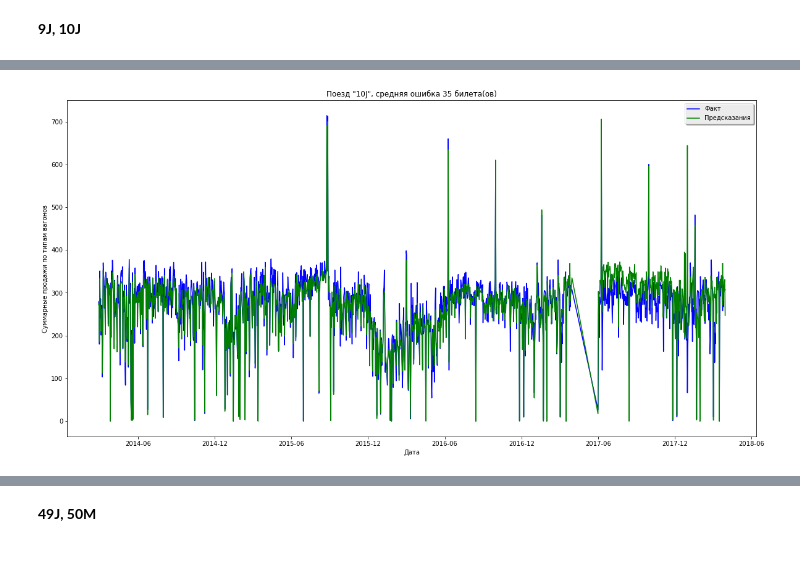
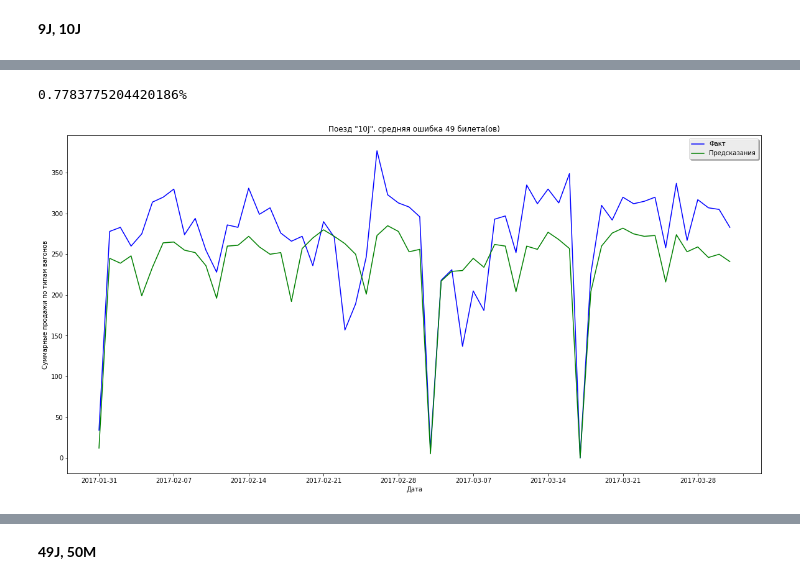
Before and after one commit to Some11One/FPK, a Jupyter notebook: notebooks/Результаты.ipynb, the cells around one changed output, grey strips where cells are left out. Drawn from its saved outputs; the diff is of its cells as text; code cells hidden in the pictures; blank space fills up the shorter version.

```diff
--- a/notebooks/Результаты.ipynb
+++ b/notebooks/Результаты.ipynb
@@ -21,6 +21,6 @@ from datetime import datetime
 import matplotlib as mpl
 import datetime
 # %%
-whole_res = pd.read_excel('fpk_data/model/whole_results.xls')
+whole_res = pd.read_excel('../data/whole_results_126.199867876.xls')
 # %%
 whole_res
@@ -46,6 +29,6 @@ whole_res
 # %%
-data = whole_res.groupby(['FlightID', "Code", "fltNrDptDt", "flightNrSf"], as_index = False)['resHoldTotal', 'predictions'].sum()
-data.rename(columns={'flightNrSf':'FltNr', 'fltNrDptDt':'Date','resHoldTotal':'actual'}, inplace = True)
+data = whole_res.groupby(['FlightID', "Code", "fltNrDptDt", "flightNrSf"], as_index = False)['actual', 'predictions'].sum()
+data.rename(columns={'flightNrSf':'FltNr', 'fltNrDptDt':'Date'}, inplace = True)
 data.sort_values(['FltNr', 'Date'], inplace = True)
 data = data.groupby(['FltNr', 'Date'], as_index = False)['actual', 'predictions'].sum()
 data
@@ -86,17 +85,16 @@ def countPercentError(fn):
 # %%
 plt.figure(figsize=(20, 10))
 fn = 2
-
+print(countPercentError(fn))
 mse = np.sqrt(mean_squared_error(data[data.FltNr == fn].actual, data[data.FltNr == fn].predictions))
-pe = countPercentError(fn)
-
 plt.title('Поезд "10J", средняя ошибка ' + str(int(mse)) + ' билета(ов)')
 plt.ylabel('Суммарные продажи по типам вагонов')
 plt.xlabel('Дата')
 plt.plot(data[data.FltNr == fn].Date, data[data.FltNr == fn].actual, 'b', label = 'Факт')
 plt.plot(data[data.FltNr == fn].Date, data[data.FltNr == fn].predictions, 'g', label = 'Предсказания')
 plt.legend(shadow=True, fancybox=True)
 
 plt.show()
 # %% [output]
+0.7783775204420186%
-[figure, old version]
+[figure, new version]
```
Also changed, not shown: parts of 22 cells of this notebook, 3 other files.
